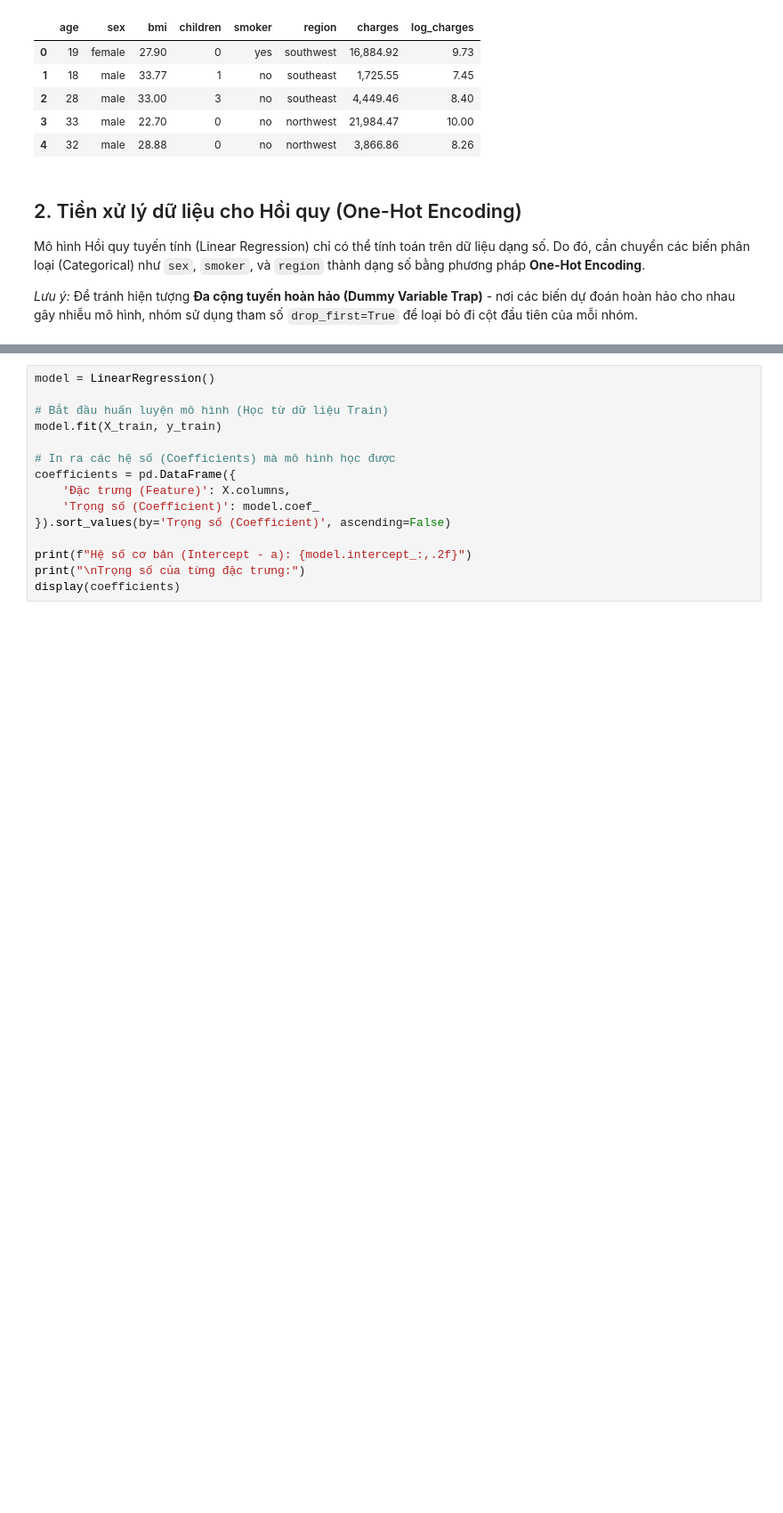
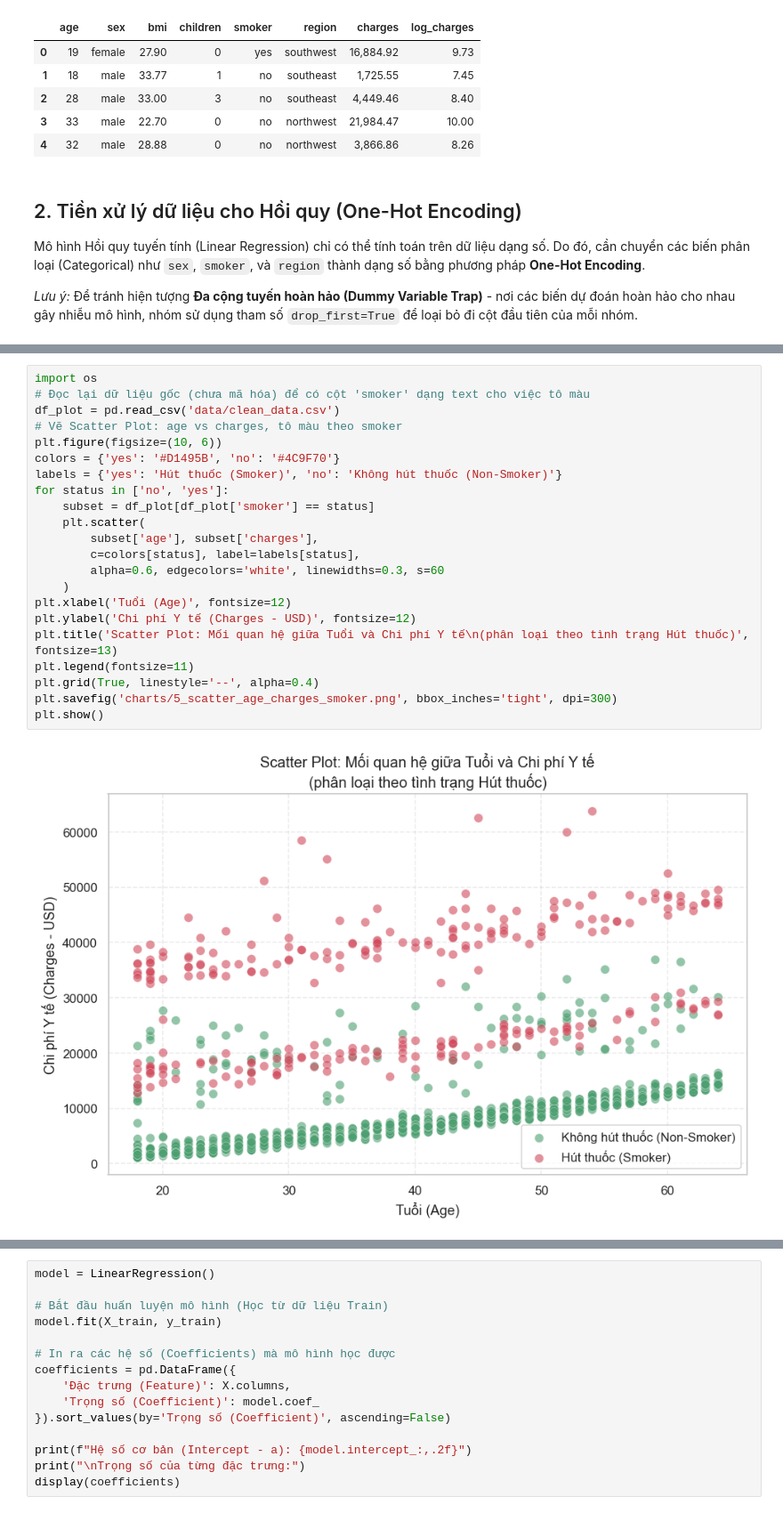
Before and after one commit to twi-van/Medical-Cost-Analysis-Project, a Jupyter notebook: CODE.ipynb, the cells around one changed output, grey strips where cells are left out. Shown at 89% size. Saved outputs shown, nothing was run; the diff lists cells and outputs as text; blank space fills up the shorter version.

```diff
--- a/CODE.ipynb
+++ b/CODE.ipynb
@@ -1391,0 +1409,24 @@ Name: charges, dtype: float64
+# %%
+import os
+# Đọc lại dữ liệu gốc (chưa mã hóa) để có cột 'smoker' dạng text cho việc tô màu
+df_plot = pd.read_csv('data/clean_data.csv')
+# Vẽ Scatter Plot: age vs charges, tô màu theo smoker
+plt.figure(figsize=(10, 6))
+colors = {'yes': '#D1495B', 'no': '#4C9F70'}
+labels = {'yes': 'Hút thuốc (Smoker)', 'no': 'Không hút thuốc (Non-Smoker)'}
+for status in ['no', 'yes']:
+    subset = df_plot[df_plot['smoker'] == status]
+    plt.scatter(
+        subset['age'], subset['charges'],
+        c=colors[status], label=labels[status],
+        alpha=0.6, edgecolors='white', linewidths=0.3, s=60
+    )
+plt.xlabel('Tuổi (Age)', fontsize=12)
+plt.ylabel('Chi phí Y tế (Charges - USD)', fontsize=12)
+plt.title('Scatter Plot: Mối quan hệ giữa Tuổi và Chi phí Y tế\n(phân loại theo tình trạng Hút thuốc)', fontsize=13)
+plt.legend(fontsize=11)
+plt.grid(True, linestyle='--', alpha=0.4)
+plt.savefig('charts/5_scatter_age_charges_smoker.png', bbox_inches='tight', dpi=300)
+plt.show()
+# %% [output]
+[figure, added]
```
Also changed, not shown: parts of 20 cells of this notebook, 13 other files.
